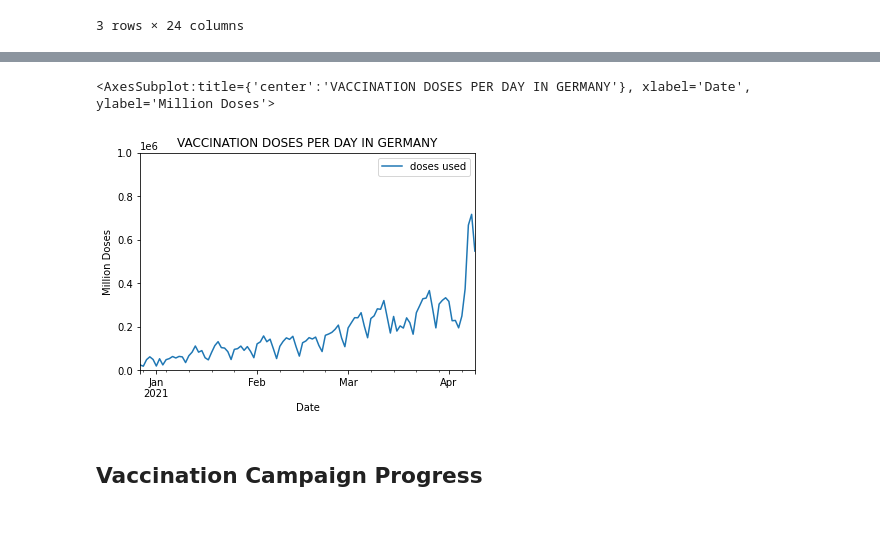
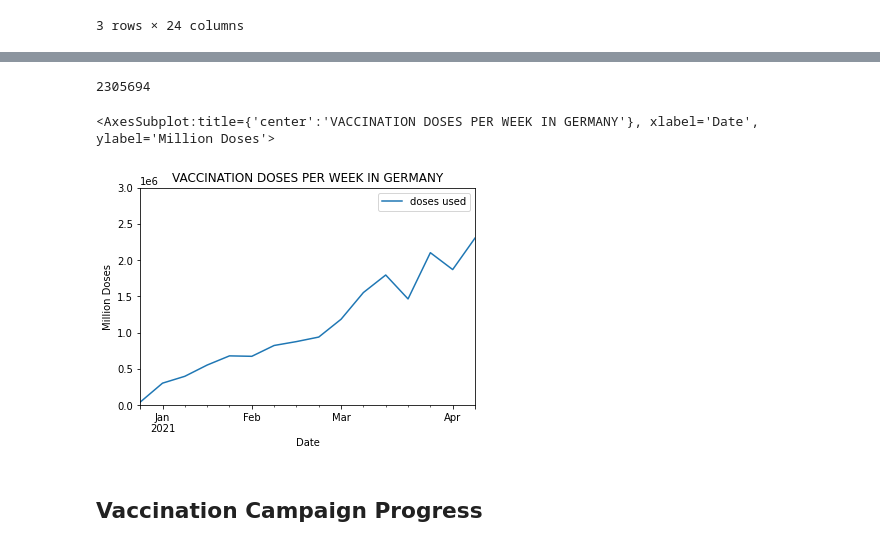
Before and after one commit to RuedigerVoigt/track-covid-19, a Jupyter notebook: vaccination.ipynb, the cells around one changed output, grey strips where cells are left out. Cells and saved outputs as stored; diff of their text form; code cells hidden in the pictures.

Commit message:
Calculate doses per week, Auto-scale y-axis

```diff
--- a/vaccination.ipynb
+++ b/vaccination.ipynb
@@ -57,0 +67,3 @@ memory usage: 9.9 KB
+# %%
+doses_daily = doses.set_index('date', inplace=False)
+doses_daily.tail(1)
@@ -60,5 +90,0 @@ memory usage: 9.9 KB
-# %%
-doses = vaccinations.loc[ : , ['date', 'dosen_differenz_zum_vortag']]
-doses.columns = ['date', 'doses used']
-doses.set_index('date', inplace=True)
-doses.tail(3)
@@ -70,0 +91,4 @@ doses.tail(3)
+# %%
+# W-Mon in order to start the week on a Monday
+doses_weekly = doses.groupby(pd.Grouper(key='date',freq='W-Mon')).sum()
+doses_weekly.head()
@@ -71,12 +103,18 @@ doses.tail(3)
+# %%
+# What is the highest number of doses used in a week?
+max_doses_weekly = max(doses_weekly['doses used'])
+max_doses_weekly
+# %% [output]
+2305694
 # %%
-doses.plot(
-    ylim=(0,10**6),
+doses_weekly.plot(
+    ylim=(0,math.ceil(max_doses_weekly / 10**6) * 10**6),
     xlabel='Date',
     ylabel='Million Doses',
-    title='VACCINATION DOSES PER DAY IN GERMANY')
+    title='VACCINATION DOSES PER WEEK IN GERMANY')
 # %% [output]
-<AxesSubplot:title={'center':'VACCINATION DOSES PER DAY IN GERMANY'}, xlabel='Date', ylabel='Million Doses'>
+<AxesSubplot:title={'center':'VACCINATION DOSES PER WEEK IN GERMANY'}, xlabel='Date', ylabel='Million Doses'>
-[figure, old version]
+[figure, new version]
 # %% [markdown]
 ## Vaccination Campaign Progress
 # %%
```
Also changed, not shown: parts of 11 cells of this notebook.
